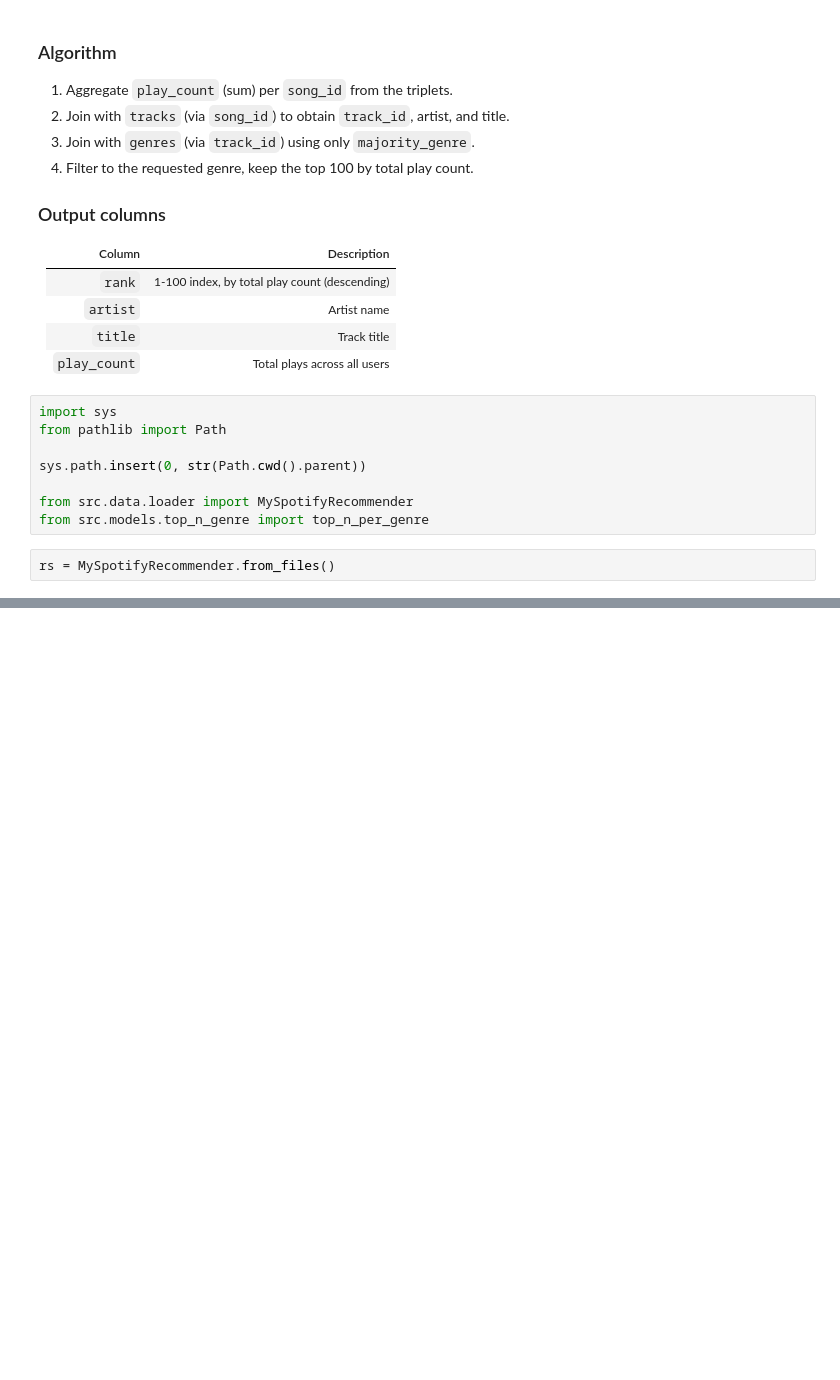
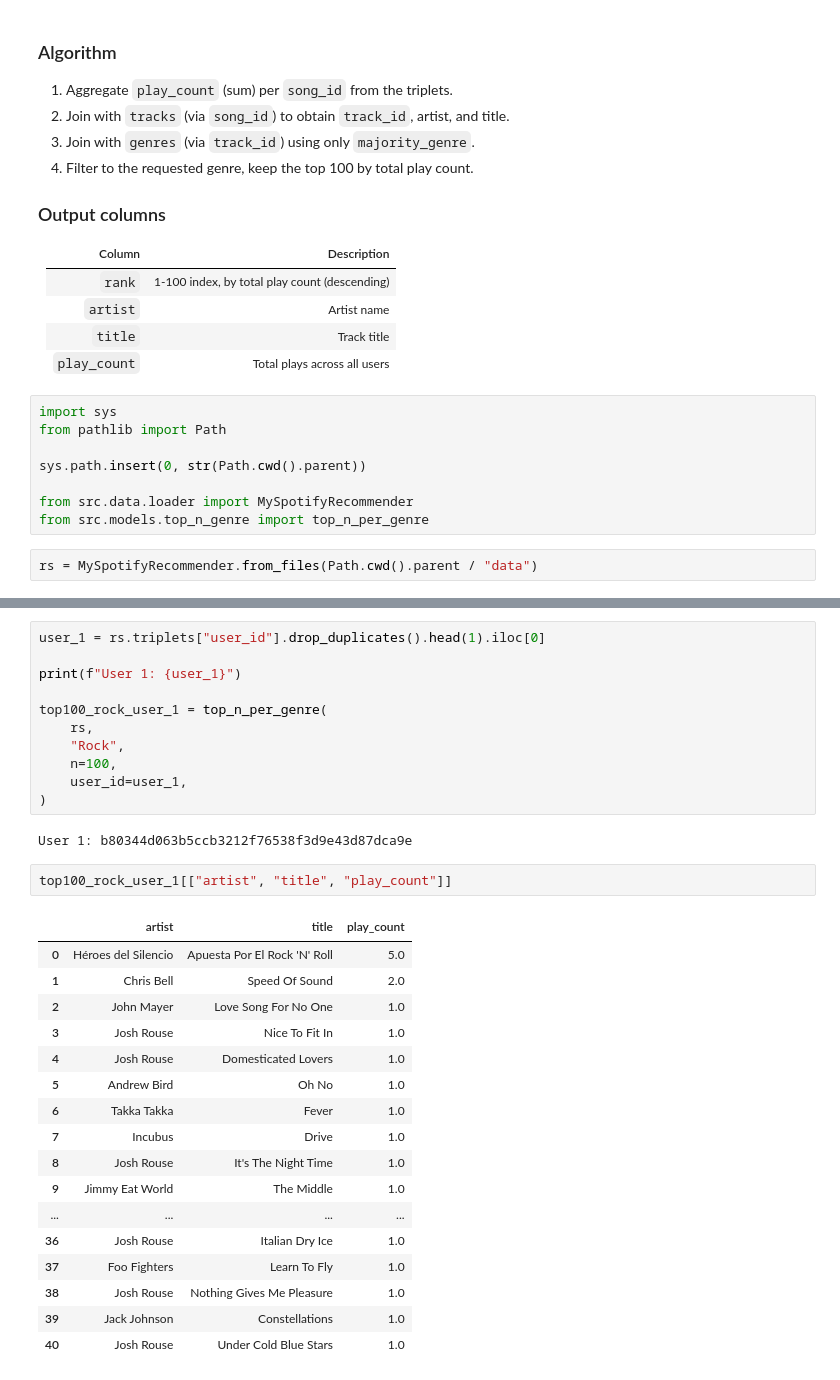
Before and after one commit to mylastresort/MySpotify, a Jupyter notebook: notebooks/02_top_100_by_genre.ipynb, the cells around one changed output, grey strips where cells are left out. Drawn from its saved outputs; the diff is of its cells as text; blank space fills up the shorter version.

```diff
--- a/notebooks/02_top_100_by_genre.ipynb
+++ b/notebooks/02_top_100_by_genre.ipynb
@@ -25,4 +25,4 @@ sys.path.insert(0, str(Path.cwd().parent))
 from src.data.loader import MySpotifyRecommender
 from src.models.top_n_genre import top_n_per_genre
 # %%
-rs = MySpotifyRecommender.from_files()
+rs = MySpotifyRecommender.from_files(Path.cwd().parent / "data")
@@ -37,0 +62,33 @@ top100_rock
+# %%
+user_1 = rs.triplets["user_id"].drop_duplicates().head(1).iloc[0]
+
+print(f"User 1: {user_1}")
+
+top100_rock_user_1 = top_n_per_genre(
+    rs,
+    "Rock",
+    n=100,
+    user_id=user_1,
+)
+# %% [output]
+User 1: b80344d063b5ccb3212f76538f3d9e43d87dca9e
+# %%
+top100_rock_user_1[["artist", "title", "play_count"]]
+# %% [output]
+|  | artist | title | play_count |
+| 0 | Héroes del Silencio | Apuesta Por El Rock 'N' Roll | 5.0 |
+| 1 | Chris Bell | Speed Of Sound | 2.0 |
+| 2 | John Mayer | Love Song For No One | 1.0 |
+| 3 | Josh Rouse | Nice To Fit In | 1.0 |
+| 4 | Josh Rouse | Domesticated Lovers | 1.0 |
+| 5 | Andrew Bird | Oh No | 1.0 |
+| 6 | Takka Takka | Fever | 1.0 |
+| 7 | Incubus | Drive | 1.0 |
+| 8 | Josh Rouse | It's The Night Time | 1.0 |
+| 9 | Jimmy Eat World | The Middle | 1.0 |
+| ... | ... | ... | ... |
+| 36 | Josh Rouse | Italian Dry Ice | 1.0 |
+| 37 | Foo Fighters | Learn To Fly | 1.0 |
+| 38 | Josh Rouse | Nothing Gives Me Pleasure | 1.0 |
+| 39 | Jack Johnson | Constellations | 1.0 |
+| 40 | Josh Rouse | Under Cold Blue Stars | 1.0 |
```
Also changed, not shown: parts of 5 cells of this notebook, 31 other files.
